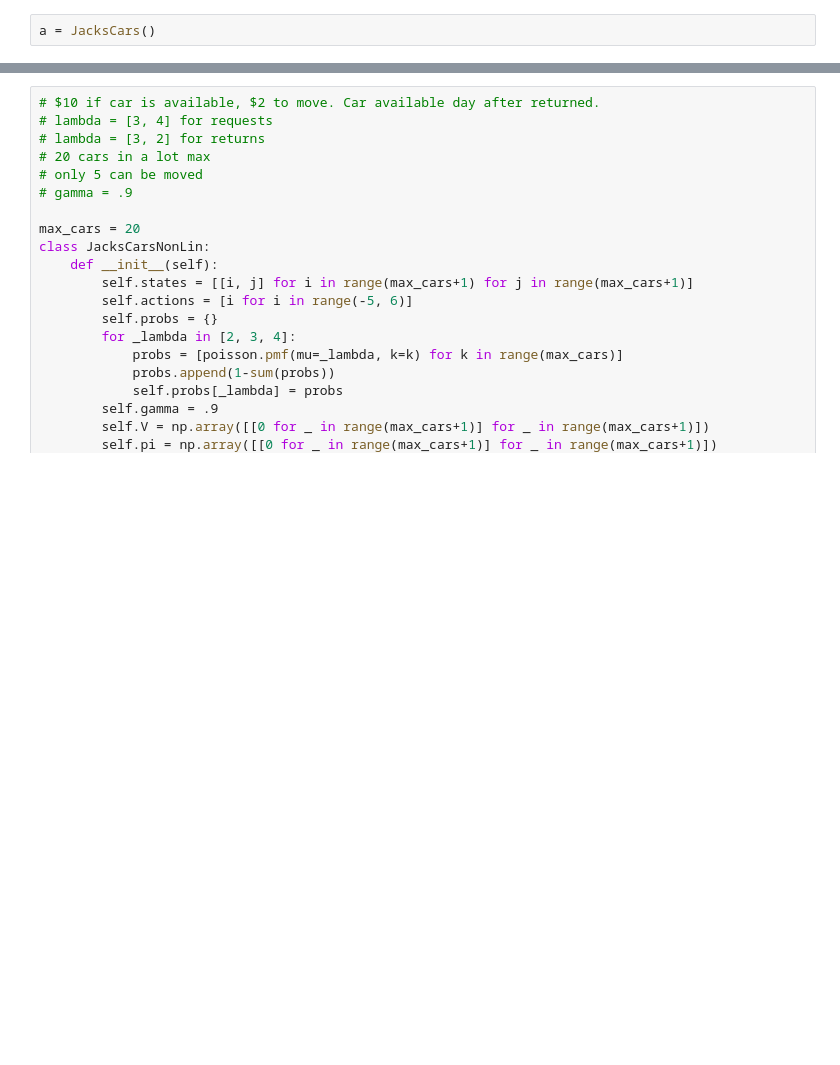
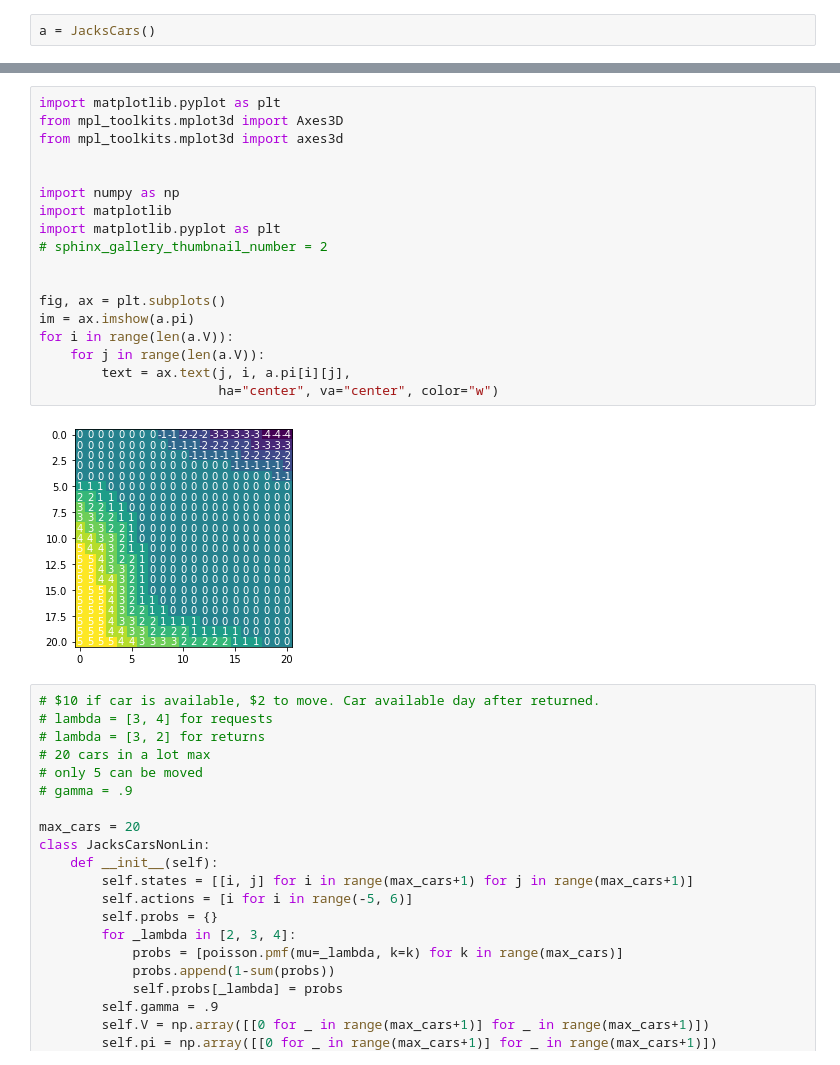
Before and after one commit to dipplestix/rlbook, a Jupyter notebook: ch4/4_7.ipynb, the cells around one changed output, grey strips where cells are left out. Cells and saved outputs as stored; diff of their text form; blank space fills up the shorter version.

```diff
--- a/ch4/4_7.ipynb
+++ b/ch4/4_7.ipynb
@@ -133,3 +126,23 @@ policy_iteration(a)
+# %%
+import matplotlib.pyplot as plt
+from mpl_toolkits.mplot3d import Axes3D
+from mpl_toolkits.mplot3d import axes3d
+
+
+import numpy as np
+import matplotlib
+import matplotlib.pyplot as plt
+# sphinx_gallery_thumbnail_number = 2
+
+
+fig, ax = plt.subplots()
+im = ax.imshow(a.pi)
+for i in range(len(a.V)):
+    for j in range(len(a.V)):
+        text = ax.text(j, i, a.pi[i][j],
+                       ha="center", va="center", color="w")
+# %% [output]
+[figure, added]
 # %%
 # $10 if car is available, $2 to move. Car available day after returned.
 # lambda = [3, 4] for requests
```
Also changed, not shown: parts of 8 cells of this notebook.
